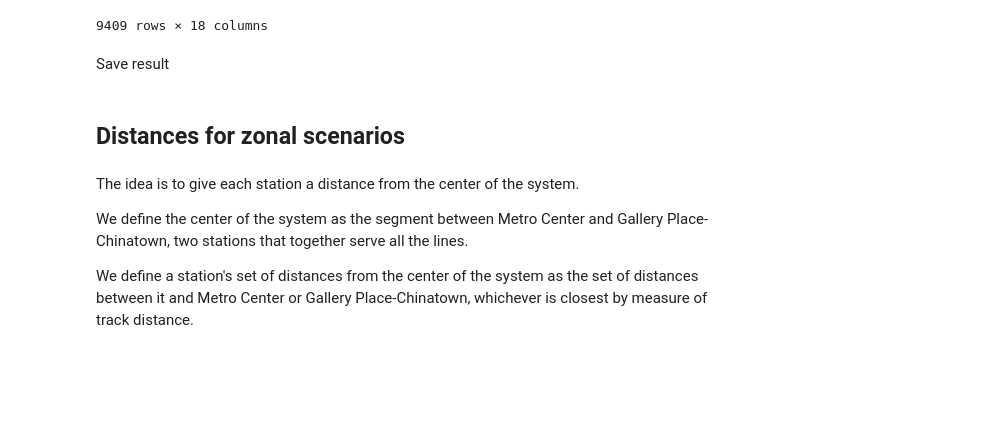
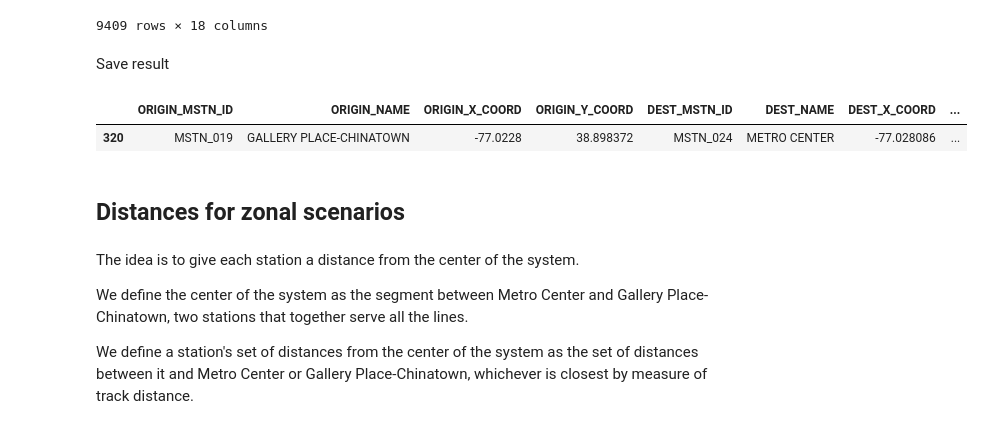
Before and after one commit to ehabebeid/ehabebeid.github.io, a Jupyter notebook: zonal/Zonal structure.ipynb, the cells around one changed output. Saved outputs shown, nothing was run; the diff lists cells and outputs as text; code cells hidden in the pictures; blank space fills up the shorter version.

```diff
--- a/zonal/Zonal structure.ipynb
+++ b/zonal/Zonal structure.ipynb
@@ -175,6 +175,12 @@ ods = ods[["ORIGIN_MSTN_ID",
 Save result
 # %%
 ods.to_csv("fare scenarios/rail_od_distances_cleaned.csv")
+# %%
+ods[(ods.ORIGIN_NAME == "GALLERY PLACE-CHINATOWN") &
+    (ods.DEST_NAME == "METRO CENTER")]
+# %% [output]
+|  | ORIGIN_MSTN_ID | ORIGIN_NAME | ORIGIN_X_COORD | ORIGIN_Y_COORD | DEST_MSTN_ID | DEST_NAME | DEST_X_COORD | ... |
+| 320 | MSTN_019 | GALLERY PLACE-CHINATOWN | -77.0228 | 38.898372 | MSTN_024 | METRO CENTER | -77.028086 | ... |
 # %% [markdown]
 ## Distances for zonal scenarios
 # %% [markdown]
```
Also changed, not shown: parts of 7 cells of this notebook, 1 other file.
